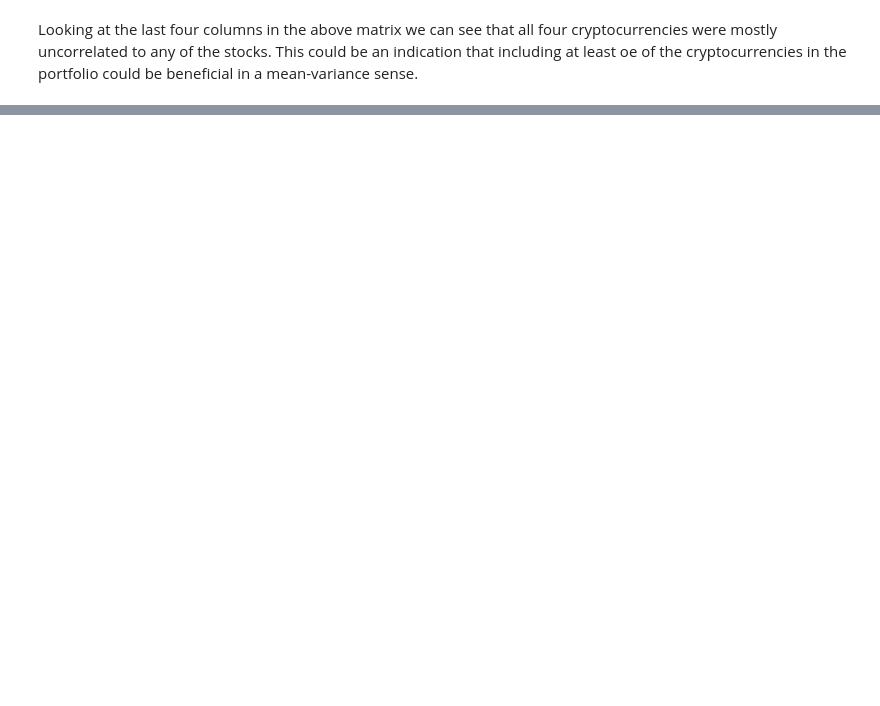
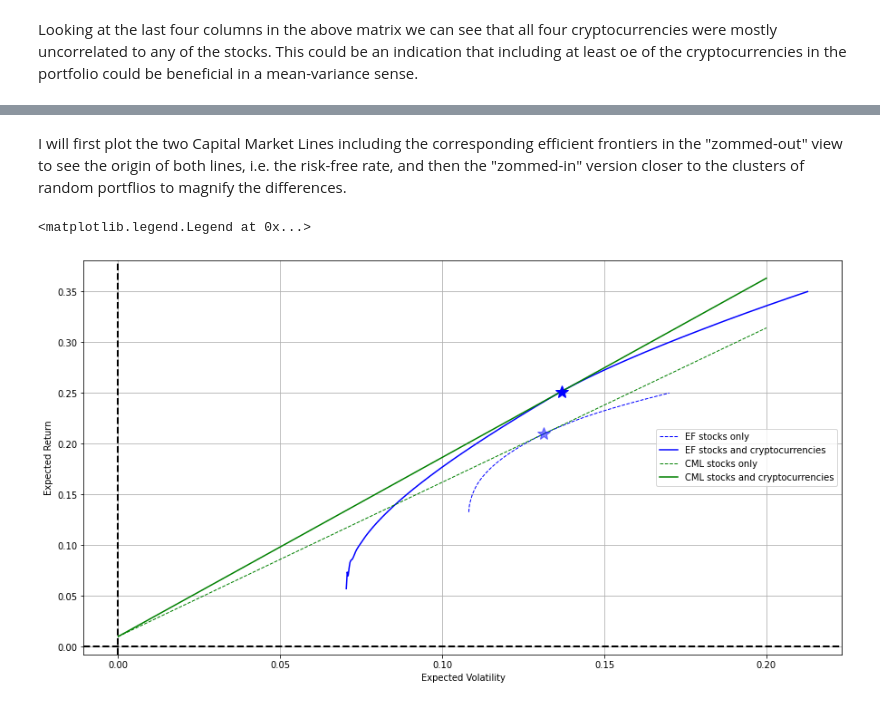
Before and after one commit to JoBe10/Mean_Variance_Portfolio_Optimisation, a Jupyter notebook: Efficient_Frontiers.ipynb, the cells around one changed output, grey strips where cells are left out. Saved outputs shown, nothing was run; the diff lists cells and outputs as text; code cells hidden in the pictures; blank space fills up the shorter version.

```diff
--- a/Efficient_Frontiers.ipynb
+++ b/Efficient_Frontiers.ipynb
@@ -651,0 +836,46 @@ Looking at the last four columns in the above matrix we can see that all four cr
+# %%
+# Redefine the continuously differentiable function f(x) for the efficient frontier
+def combined_f(x):
+    return sci.splev(x, combined_tck, der=0)
+
+# Redefine the first derivate function of f(x)
+def combined_df(x):
+    return sci.splev(x, combined_tck, der=1)
+# %%
+# Redefine the Capital Market Line conditions
+def combined_cml_conditions(p, rf=0.01):
+    eq1 = rf - p[0]
+    eq2 = rf + p[1] * p[2] - combined_f(p[2])
+    eq3 = p[1] - combined_df(p[2])
+    return eq1, eq2, eq3
+# %%
+# Solve for the parameters of the Capital Market Line
+combined_cml = sco.fsolve(combined_cml_conditions, [0.01, 0.5, 0.15])
+# %%
+# Create input variable for CML
+combined_cx = np.linspace(0.0, 0.2)
+# %% [markdown]
+I will first plot the two Capital Market Lines including the corresponding efficient frontiers in the "zommed-out" view to see the origin of both lines, i.e. the risk-free rate, and then the "zommed-in" version closer to the clusters of random portflios to magnify the differences.
+# %%
+# Plot the "zoomed-out" view
+plt.figure(figsize=(15, 8))
+plt.plot(x_range, bspline, ls='--', label='EF stocks only', color='b', lw=1) # Efficient frontier with only stocks
+plt.plot(combined_x_range, combined_bspline, label='EF stocks and cryptocurrencies', color='b') # Efficient frontier with stocks and
+# cryptos
+plt.plot(cx, cml[0] + cml[1] * cx, ls='--', lw=1, label='CML stocks only', color='g') # Capital Market Line stock-only portflio
+plt.plot(combined_cx, combined_cml[0] + combined_cml[1] * combined_cx, lw=1.5, label='CML stocks and cryptocurrencies',
+        color='g')
+# Capital Market Line combined portflio
+plt.plot(cml[2], f(cml[2]), 'b*', markersize=15.0, alpha=0.5) # Optimal portfolio where the tangent line passes through rf
+# stock-only portflio
+plt.plot(combined_cml[2], combined_f(combined_cml[2]), 'b*', markersize=15.0) # Optimal portfolio where the tangent
+# line passes through rf combined portflio
+plt.grid(True)
+plt.xlabel('Expected Volatility')
+plt.ylabel('Expected Return')
+plt.axhline(0, color='k', ls='--', lw=2.0)
+plt.axvline(0, color='k', ls='--', lw=2.0)
+plt.legend()
+# %% [output]
+<matplotlib.legend.Legend at 0x...>
+[figure, added]
```
Also changed, not shown: parts of 56 cells of this notebook.
